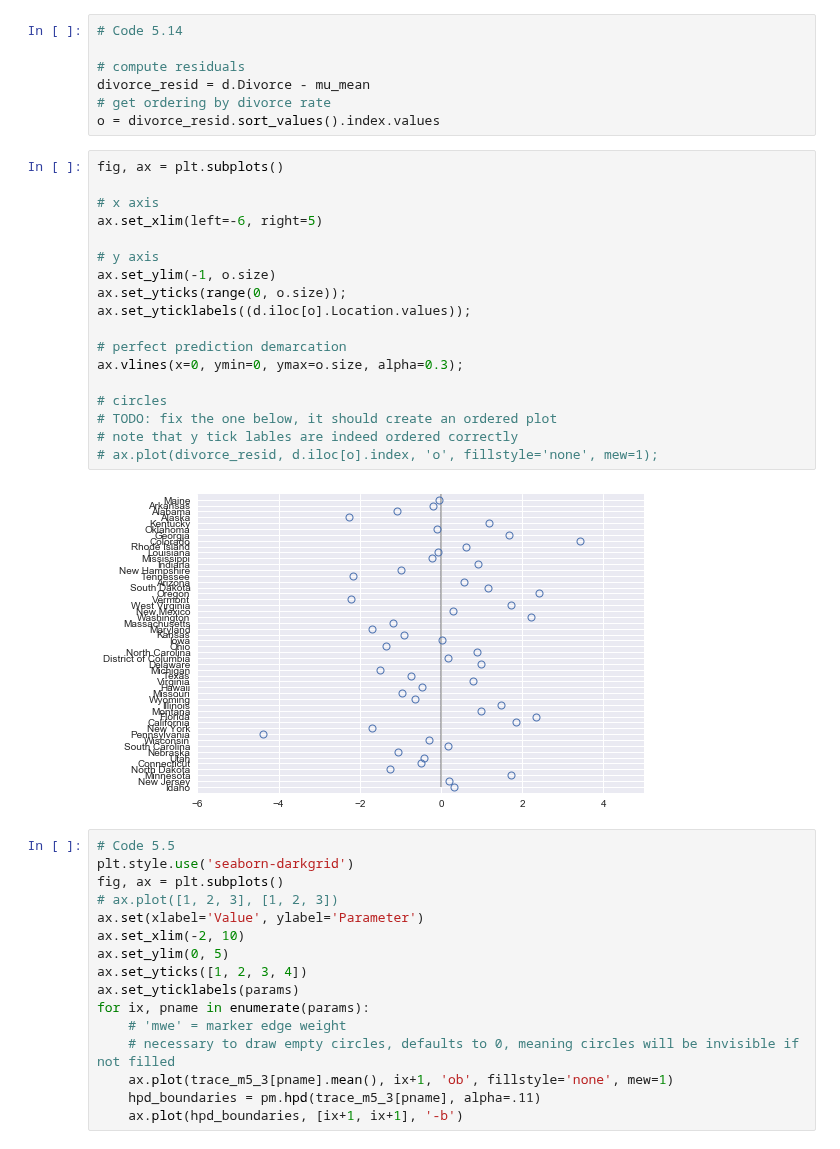
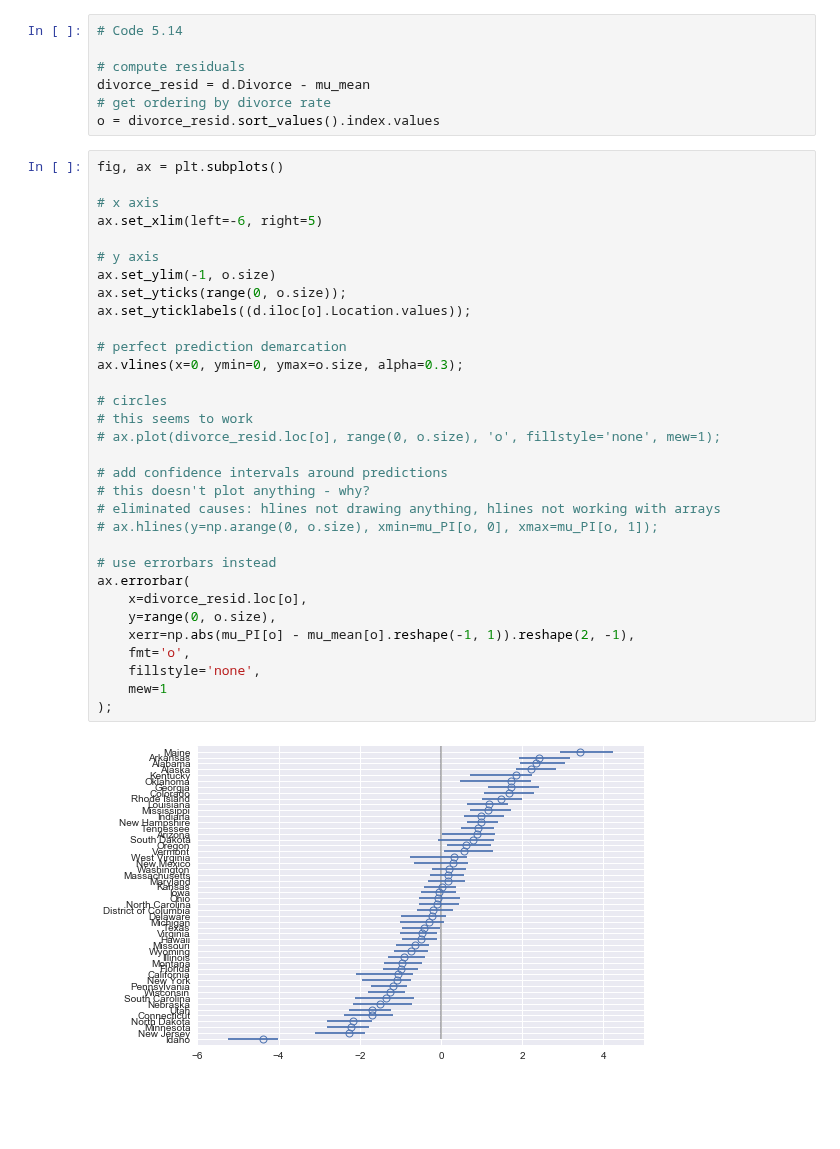
Before and after one commit to nwweber/statistical_rethinking, a Jupyter notebook: chapter_05_multivariate_linear_models.ipynb, the cells around one changed output. Saved outputs shown, nothing was run; the diff lists cells and outputs as text; blank space fills up the shorter version.

```diff
--- a/chapter_05_multivariate_linear_models.ipynb
+++ b/chapter_05_multivariate_linear_models.ipynb
@@ -420,36 +420,34 @@ o = divorce_resid.sort_values().index.values
 # %%
 fig, ax = plt.subplots()
 
 # x axis
 ax.set_xlim(left=-6, right=5)
 
 # y axis
 ax.set_ylim(-1, o.size)
 ax.set_yticks(range(0, o.size));
 ax.set_yticklabels((d.iloc[o].Location.values));
 
 # perfect prediction demarcation
 ax.vlines(x=0, ymin=0, ymax=o.size, alpha=0.3);
 
 # circles
-# TODO: fix the one below, it should create an ordered plot
-# note that y tick lables are indeed ordered correctly
-# ax.plot(divorce_resid, d.iloc[o].index, 'o', fillstyle='none', mew=1);
+# this seems to work
+# ax.plot(divorce_resid.loc[o], range(0, o.size), 'o', fillstyle='none', mew=1);
+
+# add confidence intervals around predictions
+# this doesn't plot anything - why?
+# eliminated causes: hlines not drawing anything, hlines not working with arrays
+# ax.hlines(y=np.arange(0, o.size), xmin=mu_PI[o, 0], xmax=mu_PI[o, 1]);
+
+# use errorbars instead
+ax.errorbar(
+    x=divorce_resid.loc[o],
+    y=range(0, o.size),
+    xerr=np.abs(mu_PI[o] - mu_mean[o].reshape(-1, 1)).reshape(2, -1),
+    fmt='o',
+    fillstyle='none',
+    mew=1
+);
 # %% [output]
-[figure, old version]
+[figure, new version]
-# %%
-# Code 5.5
-plt.style.use('seaborn-darkgrid')
-fig, ax = plt.subplots()
-# ax.plot([1, 2, 3], [1, 2, 3])
-ax.set(xlabel='Value', ylabel='Parameter')
-ax.set_xlim(-2, 10)
-ax.set_ylim(0, 5)
-ax.set_yticks([1, 2, 3, 4])
-ax.set_yticklabels(params)
-for ix, pname in enumerate(params):
-    # 'mwe' = marker edge weight
-    # necessary to draw empty circles, defaults to 0, meaning circles will be invisible if not filled
-    ax.plot(trace_m5_3[pname].mean(), ix+1, 'ob', fillstyle='none', mew=1)
-    hpd_boundaries = pm.hpd(trace_m5_3[pname], alpha=.11)
-    ax.plot(hpd_boundaries, [ix+1, ix+1], '-b')
```
Also changed, not shown: parts of 4 cells of this notebook.
